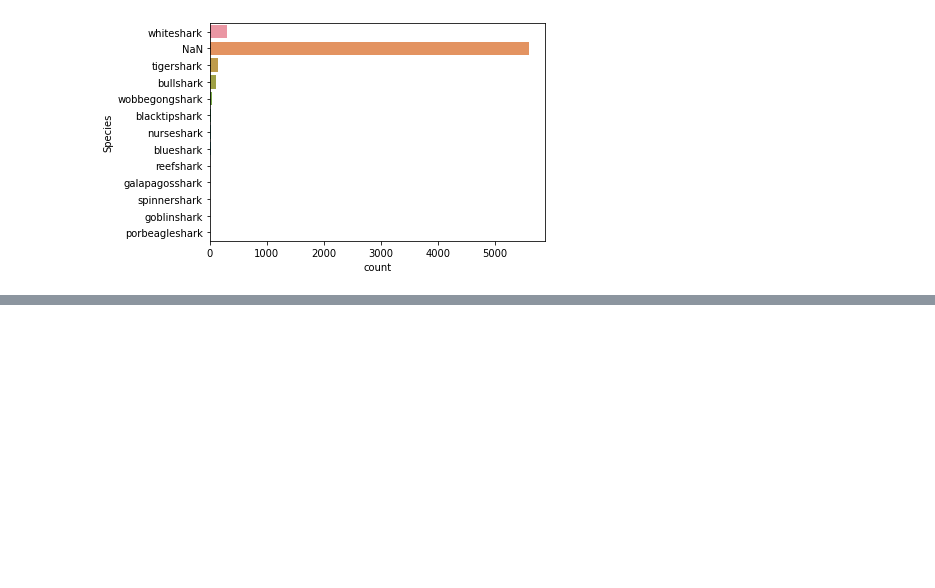
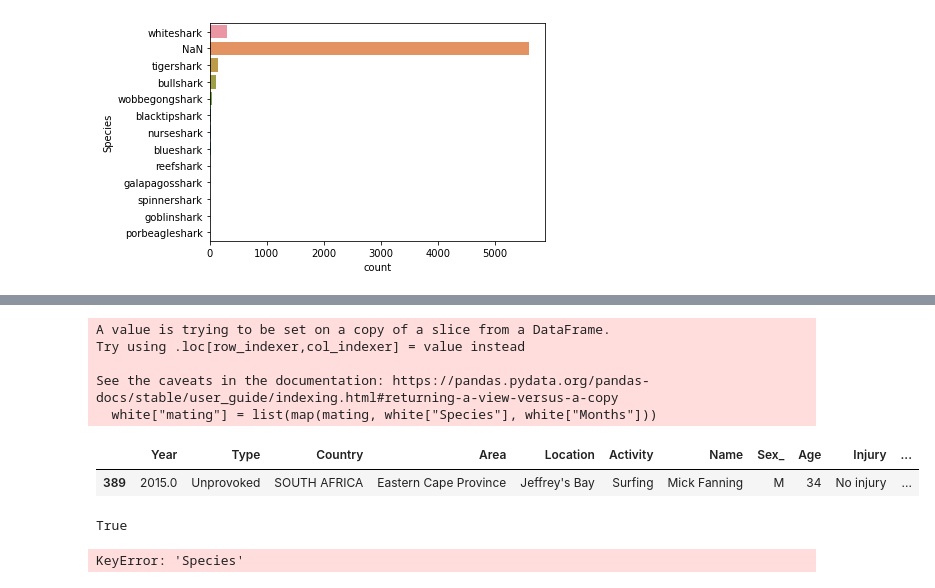
Before and after one commit to imalanz/SharkAttack_proy1, a Jupyter notebook: DATA/shark_cleaning.ipynb, the cells around one changed output, grey strips where cells are left out. Cells and saved outputs as stored; diff of their text form; code cells hidden in the pictures; blank space fills up the shorter version.

```diff
--- a/DATA/shark_cleaning.ipynb
+++ b/DATA/shark_cleaning.ipynb
@@ -641,0 +650,9 @@ shark_attack.to_csv("D:\\ironhack\\proyectos\\SharkAttack_proy1\DATA\\clean_atta
+# %%
+mating_ = {"whiteshark":["Nov", "Dec", "Jan"], "tigershark":["Aug", "Sep", "Oct"], "bullshark":["May", "Jun", "Jul"], "blacktipshark":["Nov", "Dic", "Jan", "Feb"], "wobbegongshark":["Oct", "Nov", "Dic", "Jan", "Feb"], "spinnershark":["Jun", "Jul"] }
+# %%
+def mating (esp, mes):
+    if mes in mating_[esp]:
+        return True
+    else:
+        return False
+#if key == Species and Months in mating_.values():
@@ -641,0 +676,17 @@ shark_attack.to_csv("D:\\ironhack\\proyectos\\SharkAttack_proy1\DATA\\clean_atta
+# %%
+white["mating"] = list(map(mating, white["Species"], white["Months"]))
+# %% [output]
+A value is trying to be set on a copy of a slice from a DataFrame.
+Try using .loc[row_indexer,col_indexer] = value instead
+
+See the caveats in the documentation: https://pandas.pydata.org/pandas-docs/stable/user_guide/indexing.html#returning-a-view-versus-a-copy
+  white["mating"] = list(map(mating, white["Species"], white["Months"]))
+# %%
+white.sample()
+# %% [output]
+|  | Year | Type | Country | Area | Location | Activity | Name | Sex_ | Age | Injury | ... |
+| 389 | 2015.0 | Unprovoked | SOUTH AFRICA | Eastern Cape Province | Jeffrey's Bay | Surfing | Mick Fanning | M | 34 | No injury | ... |
+# %%
+mating("whiteshark", "Nov")
+# %% [output]
+True
@@ -641,0 +697,4 @@ shark_attack.to_csv("D:\\ironhack\\proyectos\\SharkAttack_proy1\DATA\\clean_atta
+# %%
+example.apply(lambda x: x["Species"])
+# %% [output]
+KeyError: 'Species'
```
Also changed, not shown: parts of 113 cells of this notebook, 4 other files.
